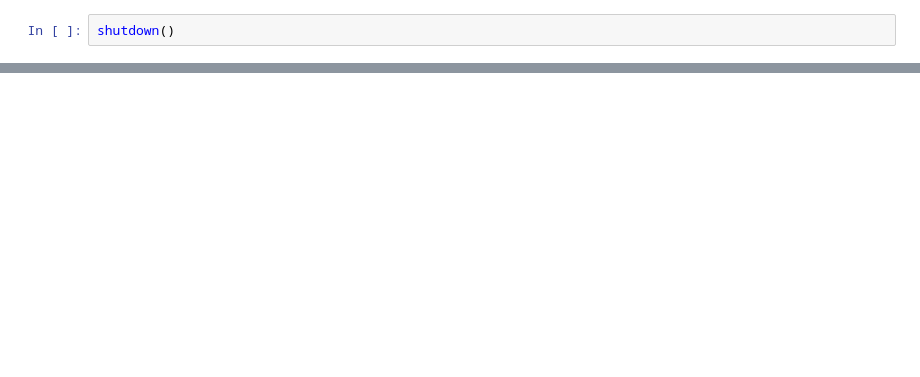
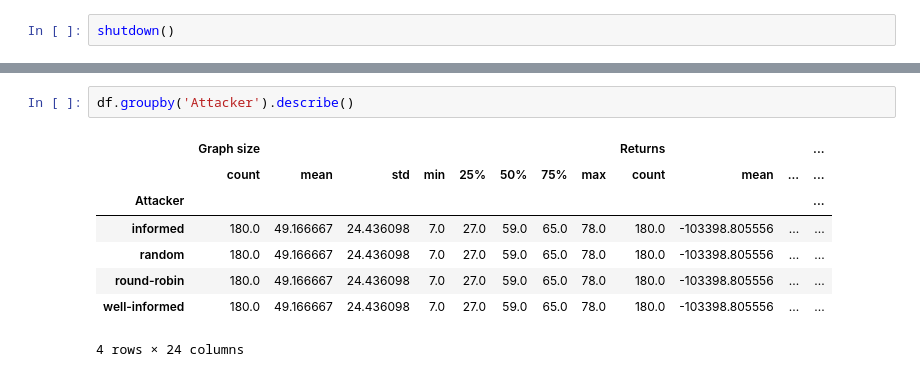
Before and after one commit to KTH-SSAS/cyber-attack-simulator, a Jupyter notebook: notebooks/length-check.ipynb, the cells around one changed output, grey strips where cells are left out. Cells and saved outputs as stored; diff of their text form; blank space fills up the shorter version.

```diff
--- a/notebooks/length-check.ipynb
+++ b/notebooks/length-check.ipynb
@@ -150,0 +166,11 @@ Text(0.5, 1.0, 'Defender: no-action')
+# %%
+df.groupby('Attacker').describe()
+# %% [output]
+|  | Graph size |  |  |  |  |  |  |  | Returns |  |  | ... |
+|  | count | mean | std | min | 25% | 50% | 75% | max | count | mean | ... | ... |
+| Attacker |  |  |  |  |  |  |  |  |  |  |  | ... |
+| informed | 180.0 | 49.166667 | 24.436098 | 7.0 | 27.0 | 59.0 | 65.0 | 78.0 | 180.0 | -103398.805556 | ... | ... |
+| random | 180.0 | 49.166667 | 24.436098 | 7.0 | 27.0 | 59.0 | 65.0 | 78.0 | 180.0 | -103398.805556 | ... | ... |
+| round-robin | 180.0 | 49.166667 | 24.436098 | 7.0 | 27.0 | 59.0 | 65.0 | 78.0 | 180.0 | -103398.805556 | ... | ... |
+| well-informed | 180.0 | 49.166667 | 24.436098 | 7.0 | 27.0 | 59.0 | 65.0 | 78.0 | 180.0 | -103398.805556 | ... | ... |
+4 rows × 24 columns
```
Also changed, not shown: parts of 10 cells of this notebook, 1 other file.
